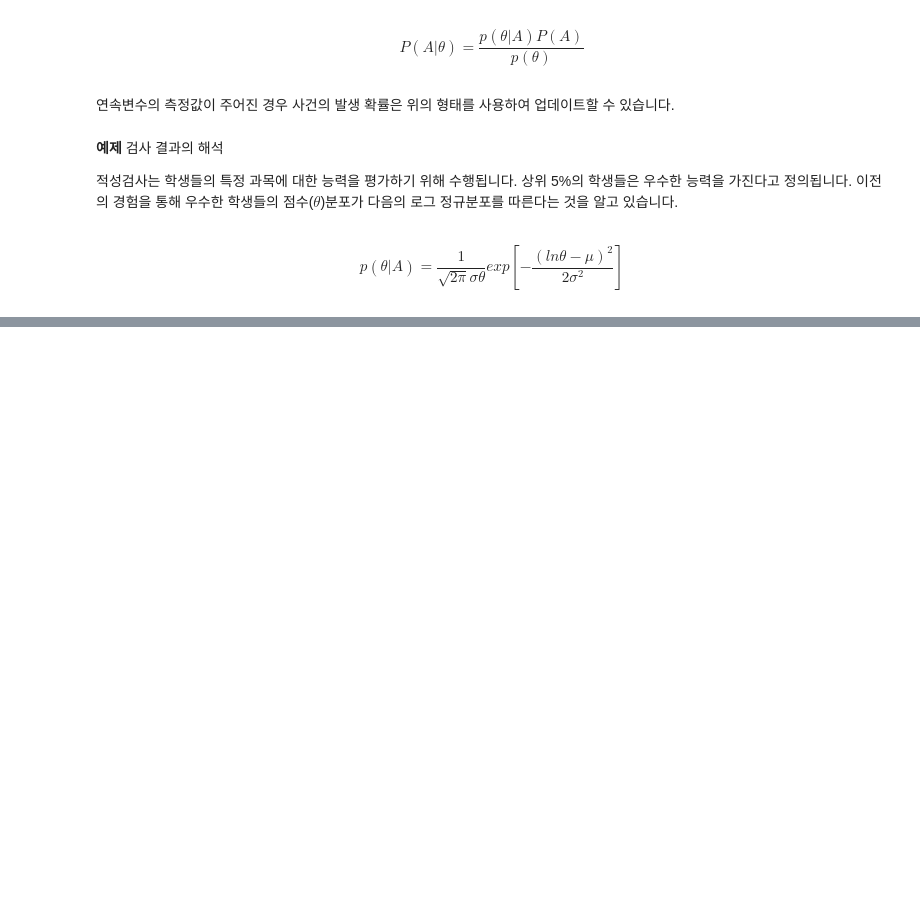
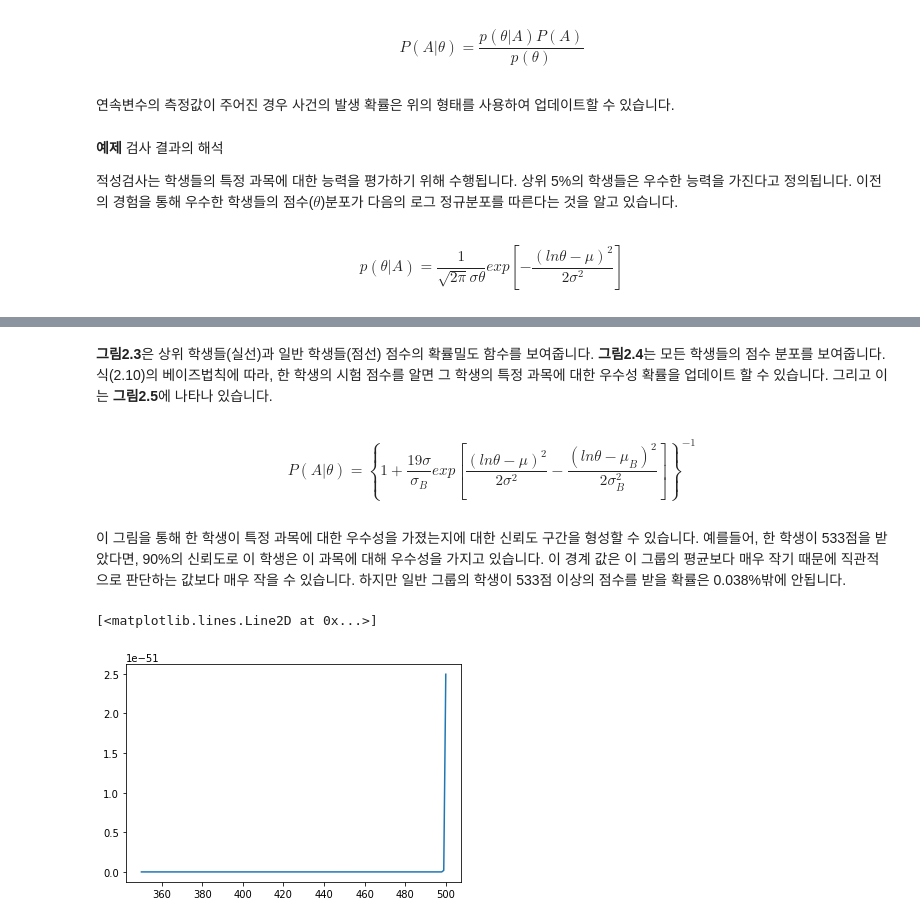
Before and after one commit to wonho13/work, a Jupyter notebook: 책번역/Bayesian Methods for Structural Dynamics and Civil Engineering/Ch2.ipynb, the cells around one changed output, grey strips where cells are left out. Cells and saved outputs as stored; diff of their text form; code cells hidden in the pictures; blank space fills up the shorter version.

```diff
--- a/책번역/Bayesian Methods for Structural Dynamics and Civil Engineering/Ch2.ipynb
+++ b/책번역/Bayesian Methods for Structural Dynamics and Civil Engineering/Ch2.ipynb
@@ -215,0 +228,4 @@ $$p(\theta|A)=\frac{1}{\sqrt{2\pi}\sigma\theta} exp \left[ -\frac{(ln\theta-\mu)
+# %%
+M,V=550,144;
+mu = np.log(M**2/np.sqrt(V+M**2)); sig=np.sqrt(np.log((V+M**2)/M**2));
+mu,sig**2
@@ -215,0 +240,18 @@ $$p(\theta|A)=\frac{1}{\sqrt{2\pi}\sigma\theta} exp \left[ -\frac{(ln\theta-\mu)
+# %% [markdown]
+**그림2.3**은 상위 학생들(실선)과 일반 학생들(점선) 점수의 확률밀도 함수를 보여줍니다. **그림2.4**는 모든 학생들의 점수 분포를 보여줍니다.
+식(2.10)의 베이즈법칙에 따라, 한 학생의 시험 점수를 알면 그 학생의 특정 과목에 대한 우수성 확률을 업데이트 할 수 있습니다. 그리고 이는 **그림2.5**에 나타나 있습니다.
+# %% [markdown]
+$$P(A|\theta)=\left\{1+\frac{19\sigma}{\sigma_B}exp\left[\frac{(ln\theta-\mu)^2}{2\sigma^2}-\frac{(ln\theta-\mu_B)^2}{2\sigma_B^2} \right] \right\}^{-1} \tag{2.17}$$
+# %% [markdown]
+이 그림을 통해 한 학생이 특정 과목에 대한 우수성을 가졌는지에 대한 신뢰도 구간을 형성할 수 있습니다. 예를들어, 한 학생이 533점을 받았다면, 90%의 신뢰도로 이 학생은 이 과목에 대해 우수성을 가지고 있습니다. 이 경계 값은 이 그룹의 평균보다 매우 작기 때문에 직관적으로 판단하는 값보다 매우 작을 수 있습니다. 하지만 일반 그룹의 학생이 533점 이상의 점수를 받을 확률은 0.038%밖에 안됩니다.
+# %%
+def log_norm(mu,sig,theta):
+    return np.exp(-((np.log(theta)-mu)**2/(2*sig**2)))/(np.sqrt(2*np.pi)*sig*theta)
+# %%
+theta = np.linspace(350,500,151);
+PA = log_norm(mu=mu,sig=sig,theta=theta);
+# %%
+plt.plot(theta,PA)
+# %% [output]
+[<matplotlib.lines.Line2D at 0x...>]
+[figure, added]
```
Also changed, not shown: parts of 10 cells of this notebook.
